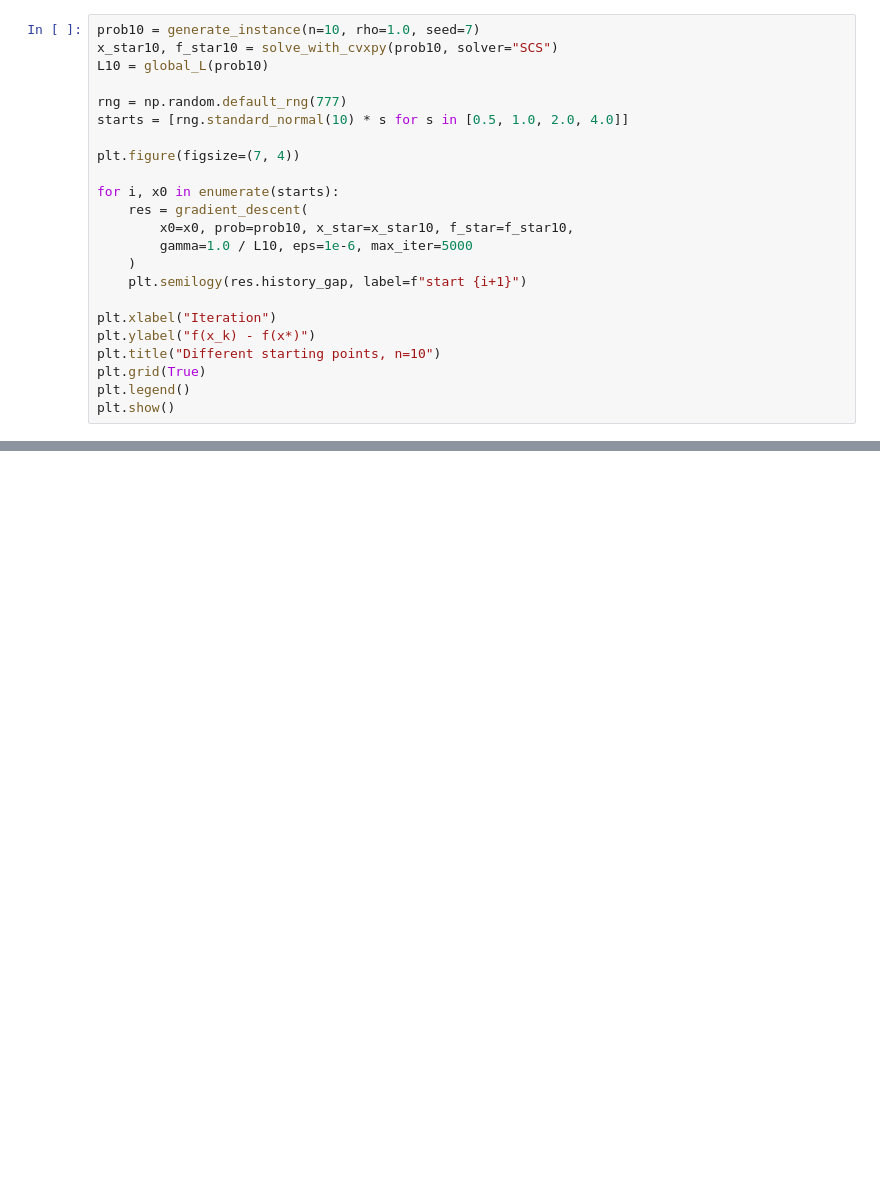
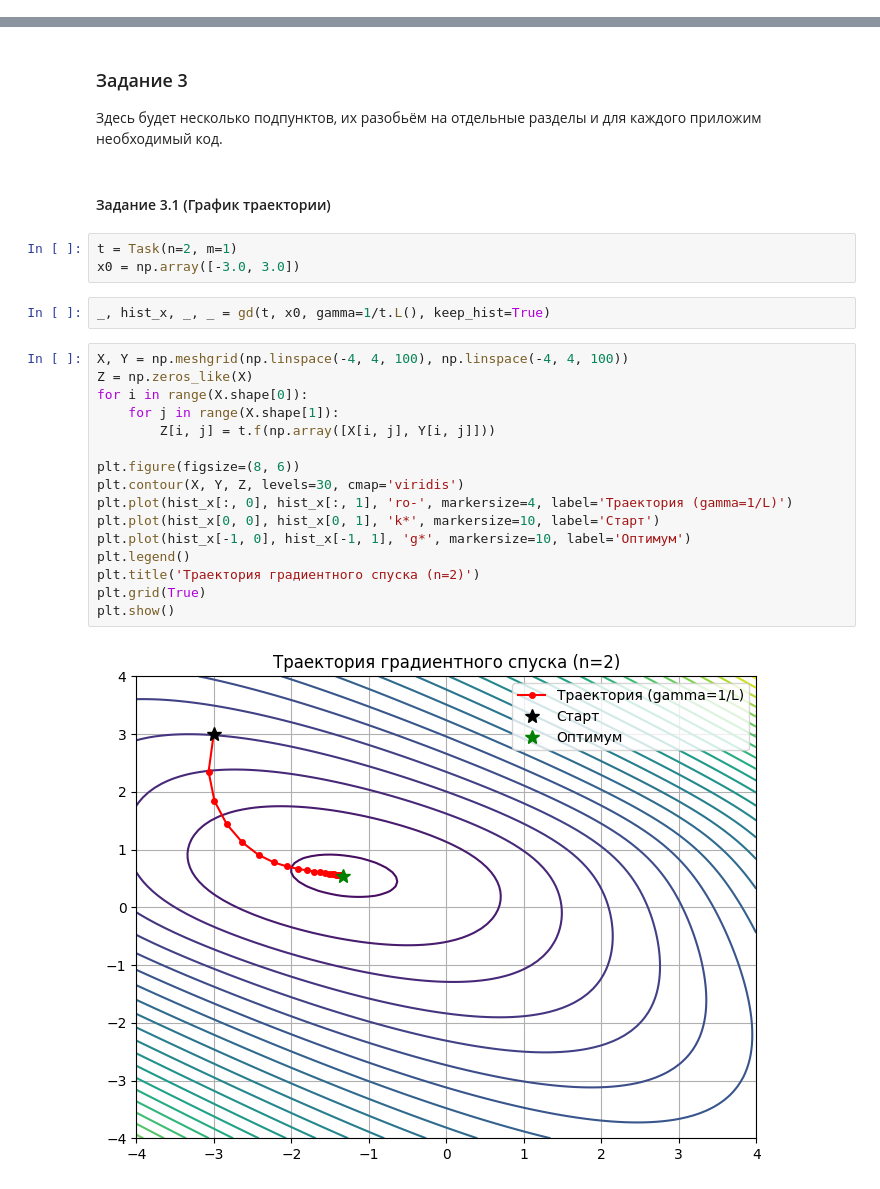
Before and after one commit to DanTimson/optimeth, a Jupyter notebook: solution.ipynb, the cells around one changed output, grey strips where cells are left out. Drawn from its saved outputs; the diff is of its cells as text; blank space fills up the shorter version.

Commit message:
Task done

```diff
--- a/solution.ipynb
+++ b/solution.ipynb
@@ -886,23 +0,0 @@ plot_trajectory_2d(prob2, res2, x_star2)
-# %%
-prob10 = generate_instance(n=10, rho=1.0, seed=7)
-x_star10, f_star10 = solve_with_cvxpy(prob10, solver="SCS")
-L10 = global_L(prob10)
-
-rng = np.random.default_rng(777)
-starts = [rng.standard_normal(10) * s for s in [0.5, 1.0, 2.0, 4.0]]
-
-plt.figure(figsize=(7, 4))
-
-for i, x0 in enumerate(starts):
-    res = gradient_descent(
-        x0=x0, prob=prob10, x_star=x_star10, f_star=f_star10,
-        gamma=1.0 / L10, eps=1e-6, max_iter=5000
-    )
-    plt.semilogy(res.history_gap, label=f"start {i+1}")
-
-plt.xlabel("Iteration")
-plt.ylabel("f(x_k) - f(x*)")
-plt.title("Different starting points, n=10")
-plt.grid(True)
-plt.legend()
-plt.show()
@@ -1124,0 +478,29 @@ plot_aggregate(pilot, "(pilot)")
+# %% [markdown]
+### Задание 3
+
+Здесь будет несколько подпунктов, их разобьём на отдельные разделы и для каждого приложим необходимый код.
+# %% [markdown]
+#### Задание 3.1 (График траектории)
+# %%
+t = Task(n=2, m=1)
+x0 = np.array([-3.0, 3.0])
+# %%
+_, hist_x, _, _ = gd(t, x0, gamma=1/t.L(), keep_hist=True)
+# %%
+X, Y = np.meshgrid(np.linspace(-4, 4, 100), np.linspace(-4, 4, 100))
+Z = np.zeros_like(X)
+for i in range(X.shape[0]):
+    for j in range(X.shape[1]):
+        Z[i, j] = t.f(np.array([X[i, j], Y[i, j]]))
+
+plt.figure(figsize=(8, 6))
+plt.contour(X, Y, Z, levels=30, cmap='viridis')
+plt.plot(hist_x[:, 0], hist_x[:, 1], 'ro-', markersize=4, label='Траектория (gamma=1/L)')
+plt.plot(hist_x[0, 0], hist_x[0, 1], 'k*', markersize=10, label='Старт')
+plt.plot(hist_x[-1, 0], hist_x[-1, 1], 'g*', markersize=10, label='Оптимум')
+plt.legend()
+plt.title('Траектория градиентного спуска (n=2)')
+plt.grid(True)
+plt.show()
+# %% [output]
+[figure, added]
```
Also changed, not shown: parts of 79 cells of this notebook, 2 other files.
